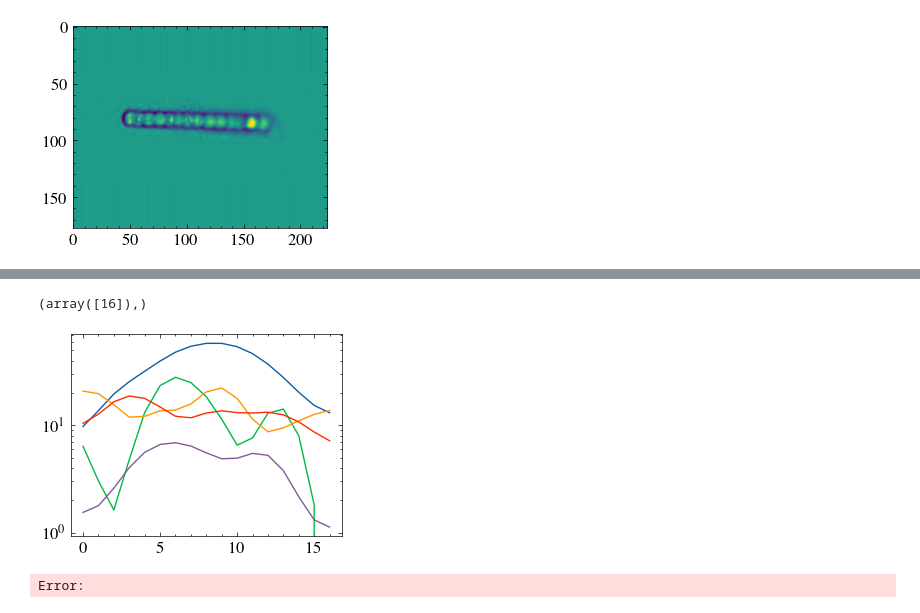
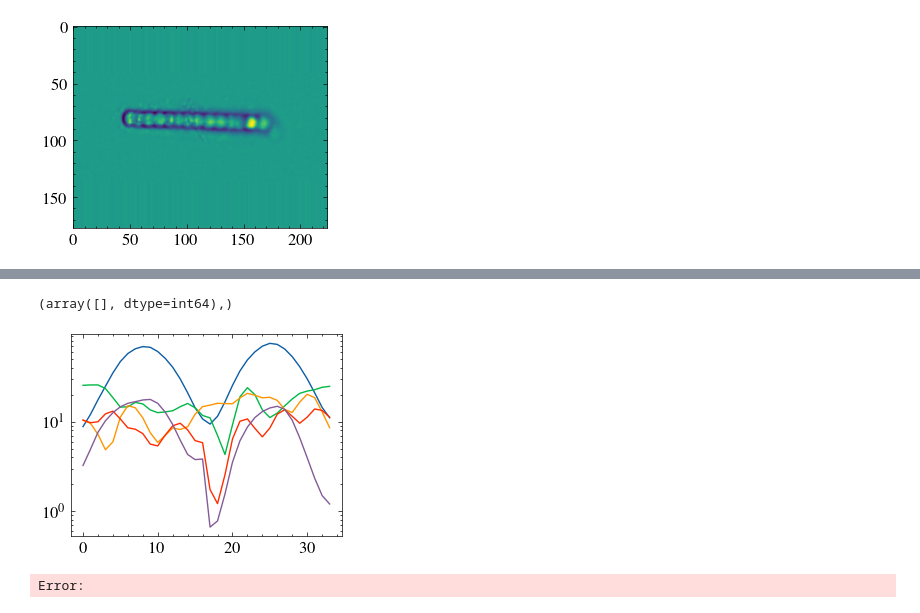
Before and after one commit to imveikka/multimodal_plankton_recognition, a Jupyter notebook: data_analysis.ipynb, the cells around one changed output, grey strips where cells are left out. Cells and saved outputs as stored; diff of their text form; code cells hidden in the pictures.

Commit message:
new data preprocessing scripts

```diff
--- a/data_analysis.ipynb
+++ b/data_analysis.ipynb
@@ -464,21 +460,19 @@ data/CytoSense/Annotated_CS_images/Cryptophyceae-Teleaulax/Plagioselmis/D207_FLR
 # %%
-def get_frame(path):
-    return (
-        pl.scan_csv(path, separator=' ', truncate_ragged_lines=True,
-                    schema_overrides={'FWS': pl.Float32, 'SWS': pl.Float32,
-                                      'Green': pl.Float32, 'Yellow': pl.Float32,
-                                      'Orange': pl.Float32, 'Red': pl.Float32},
-                    null_values=['NA'])
-        # .head(10000)
-        # .filter((pl.col('ID') > 0) & (pl.col('ID').is_in(image_ids)) & (pl.col('Sample').is_in(image_samples)))
-        .filter(pl.col('ID') > 0)
-        .group_by('ID')
-        .agg([pl.col('FWS'), pl.col('SWS'), pl.col('FL.Green'), pl.col('FL.Yellow'),
-              pl.col('FL.Orange'), pl.col('FL.Red'), pl.col('file').first()])
-    ).collect()
+scan_args = dict(separator=' ',
+                schema_overrides={'FWS': pl.Float32, 'SWS': pl.Float32,
+                                  'FL.Green': pl.Float32,  'FL.Yellow': pl.Float32,
+                                  'FL.Orange': pl.Float32, 'FL.Red': pl.Float32},
+                null_values=['NA'],
+                low_memory=True)
 
-
-df = pl.concat((
-    # get_frame(root / 'PDexp_Micro_phyto_pulse-shapes.txt'),
-    get_frame(root / 'Uto_2020_pulse-shapes.txt'),
-))
+df = (
+    pl.concat((
+        pl.scan_csv(root / 'PDexp_Micro_phyto_pulse-shapes.txt', **scan_args),
+        pl.scan_csv(root / 'Uto_2020_pulse-shapes.txt', **scan_args)
+    ))
+        .drop_nulls()
+        .filter((pl.col('ID') > 0), pl.concat_str(pl.col('Sample'), pl.col('ID'), separator='_').is_in(lookup))
+        .group_by('ID', 'Sample')
+        .agg(pl.col('FWS', 'SWS', 'FL.Green', 'FL.Yellow', 'FL.Orange', 'FL.Red'))
+        .sort('ID', 'Sample')
+).collect()
@@ -506,11 +642,11 @@ shape: (138_717, 8)
 # %%
-data = np.stack(list(df[10000, 2:7].to_numpy()[0])).T
+data = np.stack(list(df[0, 2:7].to_numpy()[0])).T
 print(np.where((data == 0).any(1)))
 plt.plot(data)
 plt.yscale('log')
 # %% [output]
-(array([16]),)
+(array([], dtype=int64),)
-[figure, old version]
+[figure, new version]
 # %%
 ids = table.ID
 list(table.groupby('ID'))
```
Also changed, not shown: parts of 13 cells of this notebook, 12 other files.
